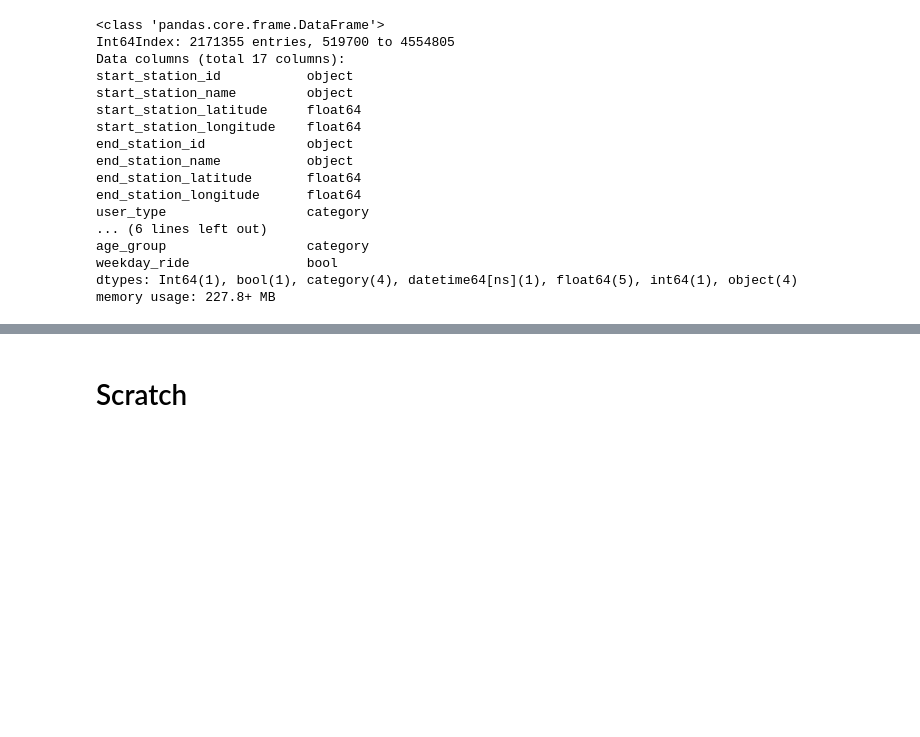
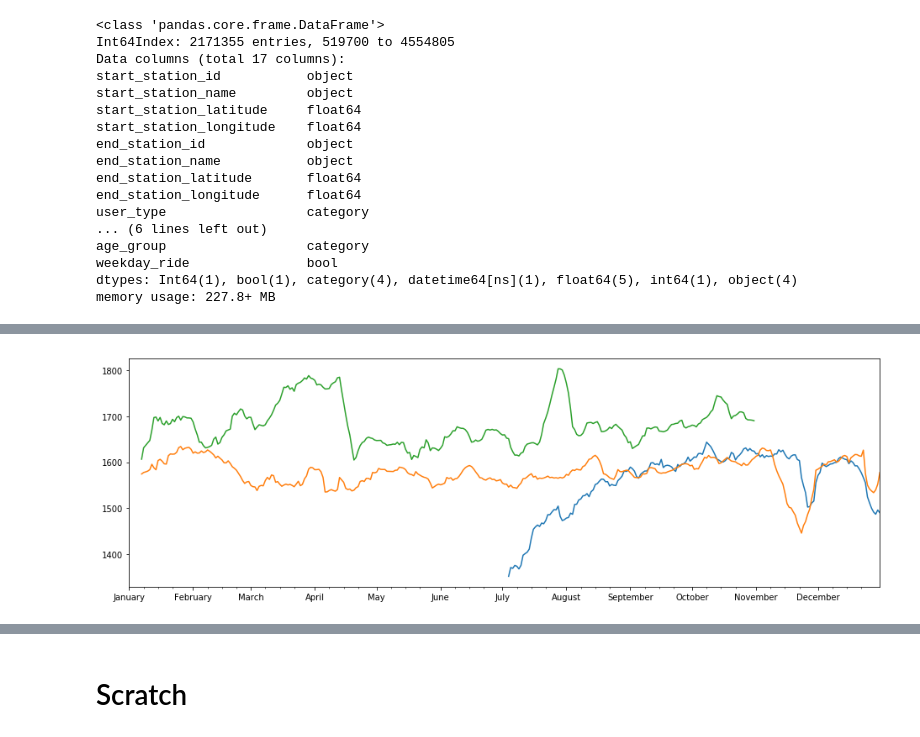
Before and after one commit to sdmccaul/udacity-da-viz, a Jupyter notebook: exploratory.ipynb, the cells around one changed output, grey strips where cells are left out. Saved outputs shown, nothing was run; the diff lists cells and outputs as text; code cells hidden in the pictures; blank space fills up the shorter version.

```diff
--- a/exploratory.ipynb
+++ b/exploratory.ipynb
@@ -732,0 +760,15 @@ memory usage: 227.8+ MB
+# %%
+fig, ax = plt.subplots(figsize=(16,5))
+days = mdates.DayLocator(bymonthday=[8,15,22])
+months = mdates.MonthLocator()
+month_fmt = mdates.DateFormatter('%B')
+
+ax.set_xlim(1, 365)
+ax.xaxis.set_major_locator(months)
+ax.xaxis.set_major_formatter(month_fmt)
+ax.xaxis.set_minor_locator(days)
+ax.plot(df_2017.groupby(df_2017['ride_date'].dt.dayofyear)['trip_distance'].mean().rolling(7).mean())
+ax.plot(df_2018.groupby(df_2018['ride_date'].dt.dayofyear)['trip_distance'].mean().rolling(7).mean())
+ax.plot(df_2019.groupby(df_2019['ride_date'].dt.dayofyear)['trip_distance'].mean().rolling(7).mean());
+# %% [output]
+[figure, added]
```
Also changed, not shown: parts of 11 cells of this notebook.
